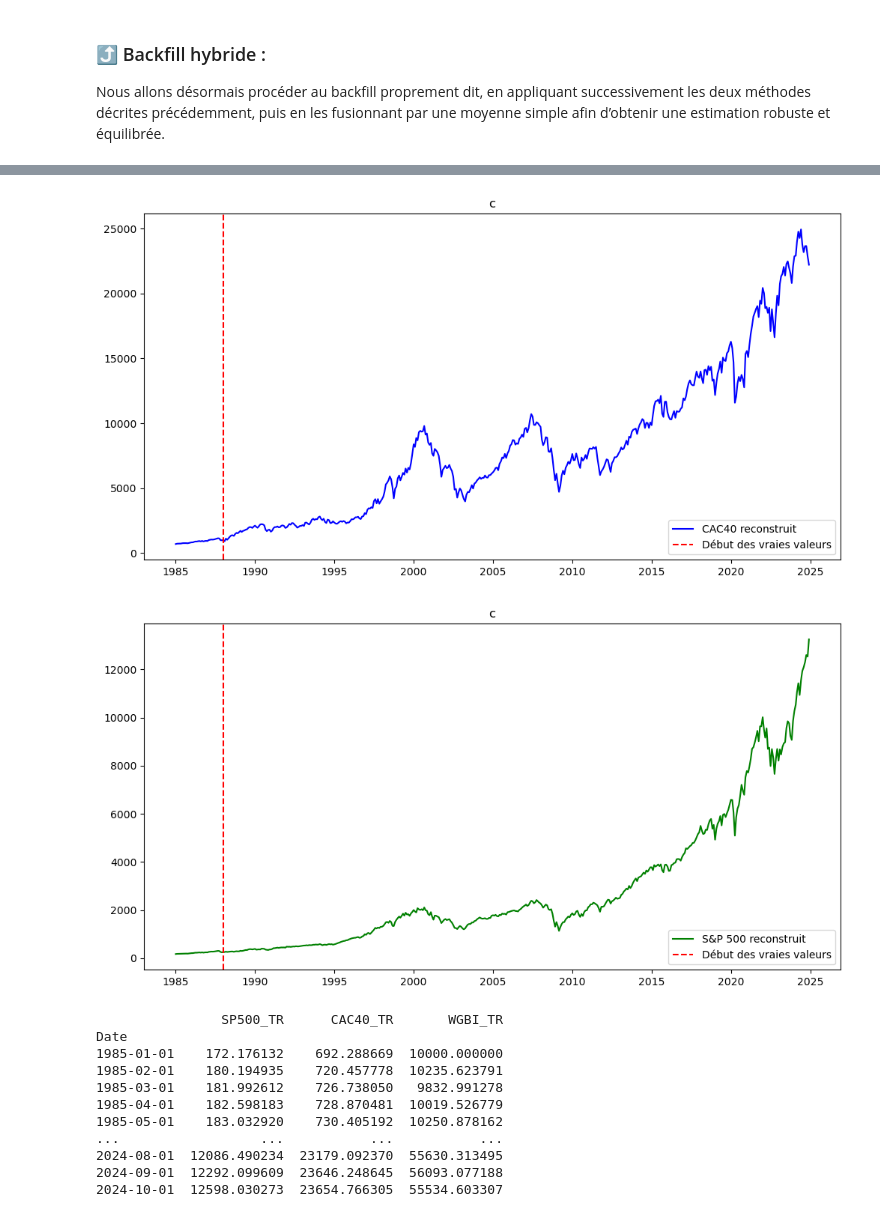
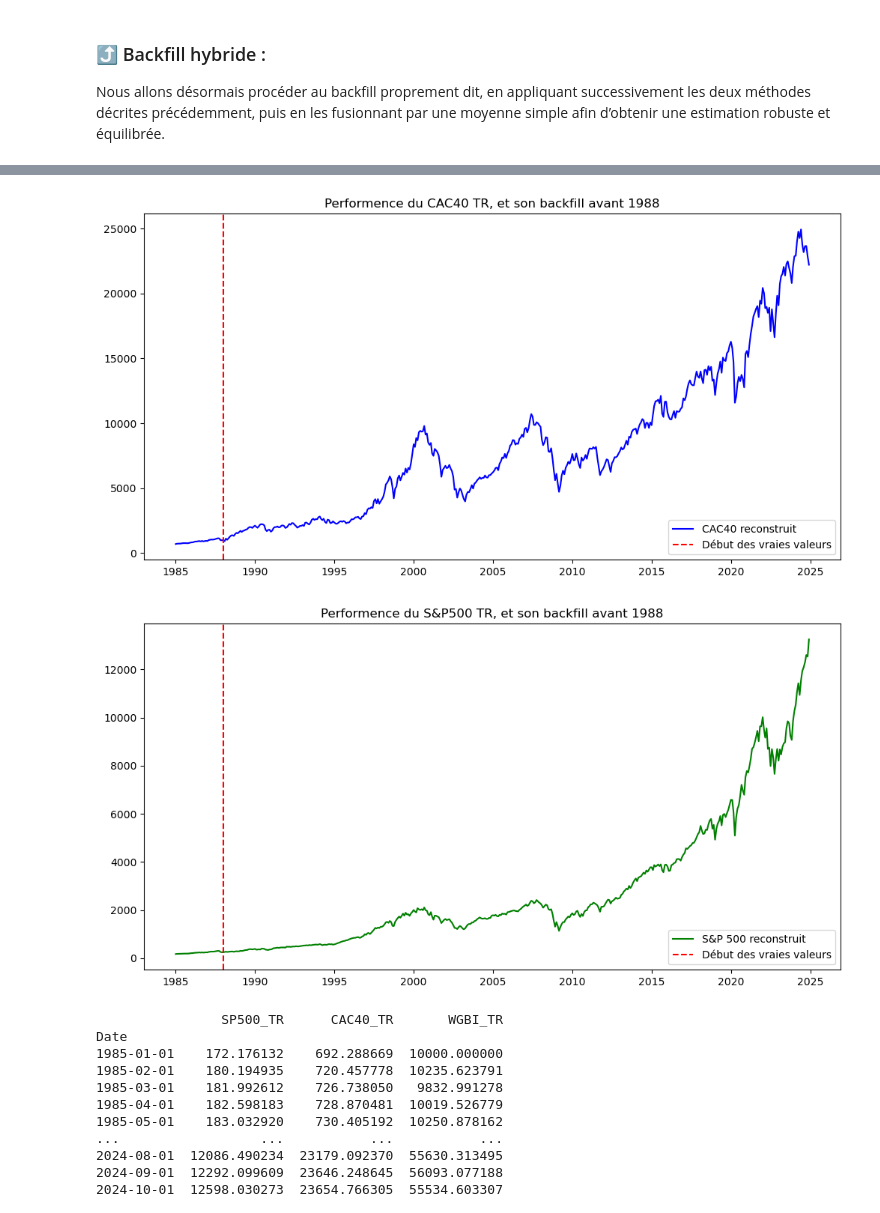
Before and after one commit to Vincent-20-100/backtest_retraites, a Jupyter notebook: notebooks/Preprocessing.ipynb, the cells around one changed output, grey strips where cells are left out. Cells and saved outputs as stored; diff of their text form; code cells hidden in the pictures.

```diff
--- a/notebooks/Preprocessing.ipynb
+++ b/notebooks/Preprocessing.ipynb
@@ -86,11 +89,11 @@ end_date = "2024-12-31"
 
 # Pour évité de répéter les appels API, les données utiles on été éxtraites puis stocker sur la machine
 '''# Téléchargement des données historiques du CAC 40 et du S&P 500 depuis Yahoo Finance
-CAC40 = yf.download("^FCHI", start=start_date, end=end_date, interval="1mo")["Open"]         # Indice CAC40 PR   = Price Return = Dividendes non réinvestis
-CAC40_TR = yf.download("PX1GR.PA", start=start_date, end=end_date, interval="1mo")["Open"]   # Indice CAC40 TR   = Total Return = Dividendes réinvestis
-sp500 = yf.download("^GSPC", start=start_date, end=end_date, interval="1mo")["Open"]         # Indice CAC40 PR   = Price Return = Dividendes non réinvestis
-sp500_TR = yf.download("^SP500TR", start=start_date, end=end_date, interval="1mo")["Open"]   # Indice sp500 TR   = Total Return = Dividendes réinvestis
-FTSE100 = yf.download("^FTSE", start=start_date, end=end_date, interval="1mo")["Open"]       # Indice FTSE100 PR = Price Return = Dividendes non réinvestis
+CAC40 = yf.download("^FCHI", start=start_date, end=end_date, interval="1mo")["Open"]         # Indice CAC40 PR
+CAC40_TR = yf.download("PX1GR.PA", start=start_date, end=end_date, interval="1mo")["Open"]   # Indice CAC40 TR
+sp500 = yf.download("^GSPC", start=start_date, end=end_date, interval="1mo")["Open"]         # Indice CAC40 PR
+sp500_TR = yf.download("^SP500TR", start=start_date, end=end_date, interval="1mo")["Open"]   # Indice sp500 TR
+FTSE100 = yf.download("^FTSE", start=start_date, end=end_date, interval="1mo")["Open"]       # Indice FTSE100 PR
 
 # Garder uniquement les prix d'ouverture et renommer
 CAC40 = CAC40[['^FCHI']].rename(columns={'^FCHI': "CAC40"})
@@ -100,27 +103,27 @@ sp500_TR = sp500_TR[['^SP500TR']].rename(columns={'^SP500TR': "SP500_TR"})
 FTSE100 = FTSE100[['^FTSE']].rename(columns={'^FTSE': "FTSE100_PR"})'''
 
 # Importer et convertir les data de yahoo finance
-CAC40 = pd.read_csv(r"C:\Users\Vincent\Code\Vincent-20-100\backtest_retraites\data\raw\CAC40.csv",
+CAC40 = pd.read_csv(r"data\raw\CAC40.csv",
                     index_col='Date', parse_dates=['Date'])         # Indice CAC40 PR   = Price Return = Dividendes non réinvestis
-CAC40_TR = pd.read_csv(r"C:\Users\Vincent\Code\Vincent-20-100\backtest_retraites\data\raw\CAC40_TR.csv",
+CAC40_TR = pd.read_csv(r"data\raw\CAC40_TR.csv",
                        index_col='Date', parse_dates=['Date'])   # Indice CAC40 TR   = Total Return = Dividendes réinvestis
-sp500 = pd.read_csv(r"C:\Users\Vincent\Code\Vincent-20-100\backtest_retraites\data\raw\sp500.csv",
+sp500 = pd.read_csv(r"data\raw\sp500.csv",
                     index_col='Date', parse_dates=['Date'])         # Indice CAC40 PR   = Price Return = Dividendes non réinvestis
-sp500_TR = pd.read_csv(r"C:\Users\Vincent\Code\Vincent-20-100\backtest_retraites\data\raw\sp500_TR.csv",
+sp500_TR = pd.read_csv(r"data\raw\sp500_TR.csv",
                        index_col='Date', parse_dates=['Date'])   # Indice sp500 TR   = Total Return = Dividendes réinvestis
-FTSE100 = pd.read_csv(r"C:\Users\Vincent\Code\Vincent-20-100\backtest_retraites\data\raw\FTSE100.csv",
+FTSE100 = pd.read_csv(r"data\raw\FTSE100.csv",
                       index_col='Date', parse_dates=['Date'])       # Indice FTSE100 PR = Price Return = Dividendes non réinvestis
 
 
 # Importer, renommer et convertir le fichier du World Government Bond Index
-WGBI = pd.read_csv(r"C:\Users\Vincent\Code\Vincent-20-100\backtest_retraites\data\raw\WGBI.csv")      # Indice WGBI TR     = Total Return = Coupons réinvestis
+WGBI = pd.read_csv(r"data\raw\WGBI.csv")
 WGBI.rename(columns={"FTSE World Government Bond - Developed Markets": "WGBI_TR"}, inplace=True)
 WGBI["Date"] = pd.to_datetime(WGBI["Date"], format="%m/%Y")
 WGBI = WGBI[WGBI["Date"] <= pd.to_datetime(end_date)]
 WGBI.set_index("Date", inplace=True)
 
 # Importer, renommer et convertir le CAC 40 Gross Revenue 2015/2025 (le cac50 Total Return de yahou finance s'arrete en 2015)
-CAC40_TR_ = pd.read_csv(r"C:\Users\Vincent\Code\Vincent-20-100\backtest_retraites\data\raw\CAC40GROSSTR_2025-03-21_X.csv")      # Indice WGBI TR     = Total Return = Coupons réinvestis
+CAC40_TR_ = pd.read_csv(r"data\raw\CAC40GROSSTR_2025-03-21_X.csv")
 CAC40_TR_.rename(columns={"ouv": "CAC40_TR_"}, inplace=True)
 CAC40_TR_["Date"] = pd.to_datetime(CAC40_TR_["date"], format="%d/%m/%Y")
 CAC40_TR_ = CAC40_TR_.drop(columns=["date","haut","bas","clot","vol","devise"])
@@ -131,7 +134,7 @@ CAC40_TR_ = CAC40_TR_.resample("MS").first()
 # Fusionner les indices sur la base des dates
 df = pd.concat([CAC40_TR, CAC40_TR_, sp500_TR, sp500, FTSE100, WGBI["WGBI_TR"]], axis=1, join="outer")
 
-# Confirmation dqu l'index est bien en datetime
+# Confirmation que l’index est bien en datetime
 df.index = pd.to_datetime(df.index)
 # %% [markdown]
 ### 🔄 Fusion de deux sources de données partiellement redondantes
@@ -290,7 +294,8 @@ df['CAC40_TR_ratio'] = df['CAC40_base1'] * scaling_factor
 df['SP500_TR_ratio'] = df['SP500_TR'].combine_first(df['SP500_TR_ratio'])
 df['CAC40_TR_ratio'] = df['CAC40_TR'].combine_first(df['CAC40_TR_ratio'])
 
-df = df.drop(columns=["SP500_TR_var_estimated","CAC40_TR_var_estimated","SP500_TR_estimated","CAC40_TR_estimated","SP500_base1","CAC40_base1"])
+df = df.drop(columns=["SP500_TR_var_estimated","CAC40_TR_var_estimated","SP500_TR_estimated",
+                      "CAC40_TR_estimated","SP500_base1","CAC40_base1"])
 # %%
 # Création de nouvelles colonnes pour stocker les résultats du backfilling
 df['SP500_TR_mean_perf'] = df['SP500_TR'].copy()
@@ -301,14 +306,16 @@ for i in range(len(df.loc[:last_nan_date])):
     current_date = df.index.get_loc(first_full_date) - i
     prev_date = current_date - 1
     if prev_date >= 0:
-        df.iloc[prev_date, df.columns.get_loc('SP500_TR_mean_perf')] = df.iloc[current_date, df.columns.get_loc('SP500_TR_mean_perf')] / (1 + mean_sp500_tr)
+        df.iloc[prev_date, df.columns.get_loc('SP500_TR_mean_perf')] = df.iloc[
+            current_date, df.columns.get_loc('SP500_TR_mean_perf')] / (1 + mean_sp500_tr)
 
 # Backfilling du CAC40 TR en appliquant le rendement mensuel à l'envers depuis 1988-01-01
 for i in range(len(df.loc[:last_nan_date])):
     current_date = df.index.get_loc(first_full_date) - i
     prev_date = current_date - 1
     if prev_date >= 0:
-        df.iloc[prev_date, df.columns.get_loc('CAC40_TR_mean_perf')] = df.iloc[current_date, df.columns.get_loc('CAC40_TR_mean_perf')] / (1 + mean_cac40_tr)
+        df.iloc[prev_date, df.columns.get_loc('CAC40_TR_mean_perf')] = df.iloc[
+            current_date, df.columns.get_loc('CAC40_TR_mean_perf')] / (1 + mean_cac40_tr)
 # %%
 # Calcul de la moyenne des deux méthodes
 df['SP500_TR_combined'] = df[['SP500_TR_ratio', 'SP500_TR_mean_perf']].mean(axis=1)
@@ -333,20 +323,24 @@ df
 # %%
 # Afichage du CAC 40 avec le backfill
 plt.figure(figsize=(12,6))
 plt.plot(df.index, df["CAC40_TR_combined"], label="CAC40 reconstruit", color="blue")
 plt.axvline(x=pd.to_datetime(first_full_date), color="red", linestyle="--", label="Début des vraies valeurs")
 plt.legend()
-plt.title("c")
+plt.title("Performence du CAC40 TR, et son backfill avant 1988")
+plt.savefig("charts/CAC40_TR_perf.png", dpi=300, bbox_inches='tight')
 plt.show()
 
 # Afichage du S&P500 avec le backfill
 plt.figure(figsize=(12,6))
 plt.plot(df.index, df["SP500_TR_combined"], label="S&P 500 reconstruit", color="green")
 plt.axvline(x=pd.to_datetime(first_full_date), color="red", linestyle="--", label="Début des vraies valeurs")
 plt.legend()
-plt.title("c")
+plt.title("Performence du S&P500 TR, et son backfill avant 1988")
+plt.savefig("charts/S&P500_TR_perf.png", dpi=300, bbox_inches='tight')
 plt.show()
+
+# Sauvegarde dans le dossier 'charts'
 # %% [output]
-[figure, old version]
+[figure, new version]
-[figure, old version]
+[figure, new version]
 # %%
```
Also changed, not shown: parts of 7 cells of this notebook, 9 other files.
